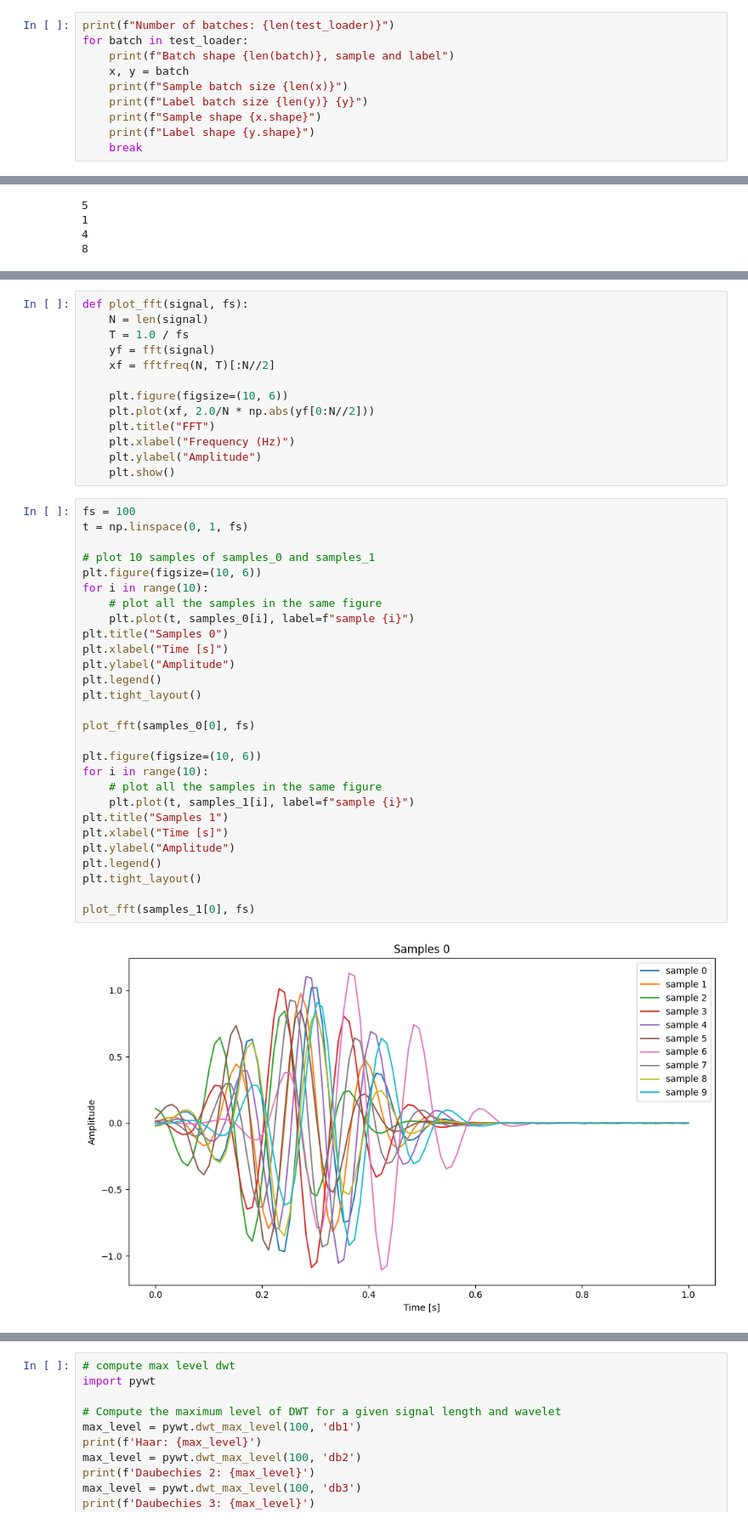
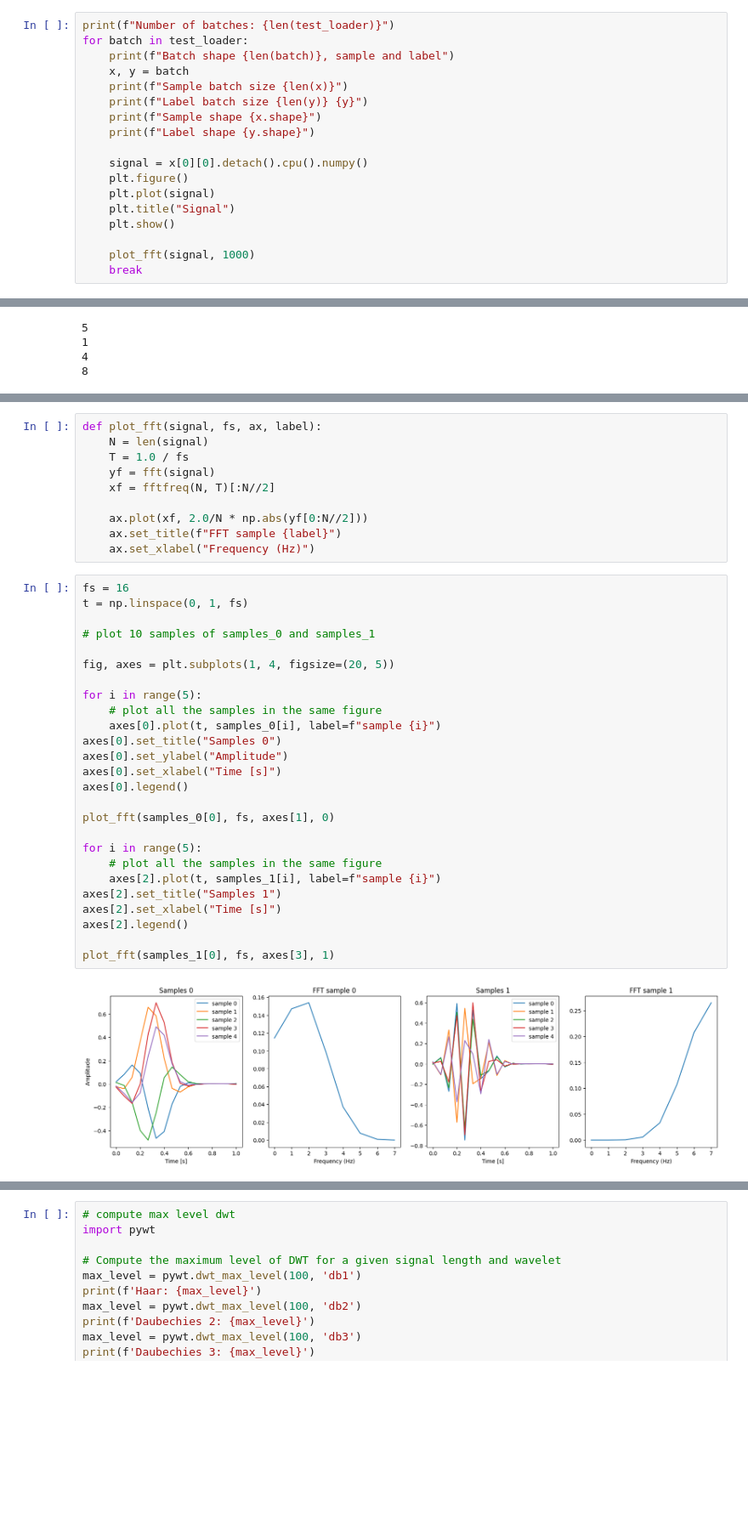
Before and after one commit to aliciags/learnable-masks-explainability-time-series, a Jupyter notebook: comparison_wavelet.ipynb, the cells around one changed output, grey strips where cells are left out. Shown at 85% size. Saved outputs shown, nothing was run; the diff lists cells and outputs as text; blank space fills up the shorter version.

```diff
--- a/comparison_wavelet.ipynb
+++ b/comparison_wavelet.ipynb
@@ -117,6 +184,14 @@ for batch in test_loader:
     print(f"Label batch size {len(y)} {y}")
     print(f"Sample shape {x.shape}")
     print(f"Label shape {y.shape}")
+
+    signal = x[0][0].detach().cpu().numpy()
+    plt.figure()
+    plt.plot(signal)
+    plt.title("Signal")
+    plt.show()
+
+    plot_fft(signal, 1000)
     break
 # %% [output]
 Number of batches: 79
@@ -947,43 +1092,38 @@ print(len(transposed[3][0][0]))
 # %%
-def plot_fft(signal, fs):
+def plot_fft(signal, fs, ax, label):
     N = len(signal)
     T = 1.0 / fs
     yf = fft(signal)
     xf = fftfreq(N, T)[:N//2]
 
-    plt.figure(figsize=(10, 6))
-    plt.plot(xf, 2.0/N * np.abs(yf[0:N//2]))
-    plt.title("FFT")
-    plt.xlabel("Frequency (Hz)")
-    plt.ylabel("Amplitude")
-    plt.show()
+    ax.plot(xf, 2.0/N * np.abs(yf[0:N//2]))
+    ax.set_title(f"FFT sample {label}")
+    ax.set_xlabel("Frequency (Hz)")
 # %%
-fs = 100
+fs = 16
 t = np.linspace(0, 1, fs)
 
 # plot 10 samples of samples_0 and samples_1
-plt.figure(figsize=(10, 6))
-for i in range(10):
+
+fig, axes = plt.subplots(1, 4, figsize=(20, 5))
+
+for i in range(5):
     # plot all the samples in the same figure
-    plt.plot(t, samples_0[i], label=f"sample {i}")
-plt.title("Samples 0")
-plt.xlabel("Time [s]")
-plt.ylabel("Amplitude")
-plt.legend()
-plt.tight_layout()
+    axes[0].plot(t, samples_0[i], label=f"sample {i}")
+axes[0].set_title("Samples 0")
+axes[0].set_ylabel("Amplitude")
+axes[0].set_xlabel("Time [s]")
+axes[0].legend()
 
-plot_fft(samples_0[0], fs)
+plot_fft(samples_0[0], fs, axes[1], 0)
 
-plt.figure(figsize=(10, 6))
-for i in range(10):
+for i in range(5):
     # plot all the samples in the same figure
-    plt.plot(t, samples_1[i], label=f"sample {i}")
-plt.title("Samples 1")
-plt.xlabel("Time [s]")
-plt.ylabel("Amplitude")
-plt.legend()
-plt.tight_layout()
+    axes[2].plot(t, samples_1[i], label=f"sample {i}")
+axes[2].set_title("Samples 1")
+axes[2].set_xlabel("Time [s]")
+axes[2].legend()
 
-plot_fft(samples_1[0], fs)
+plot_fft(samples_1[0], fs, axes[3], 1)
 # %% [output]
-[figure, old version]
+[figure, new version]
```
Also changed, not shown: parts of 15 cells of this notebook, 16 other files.
